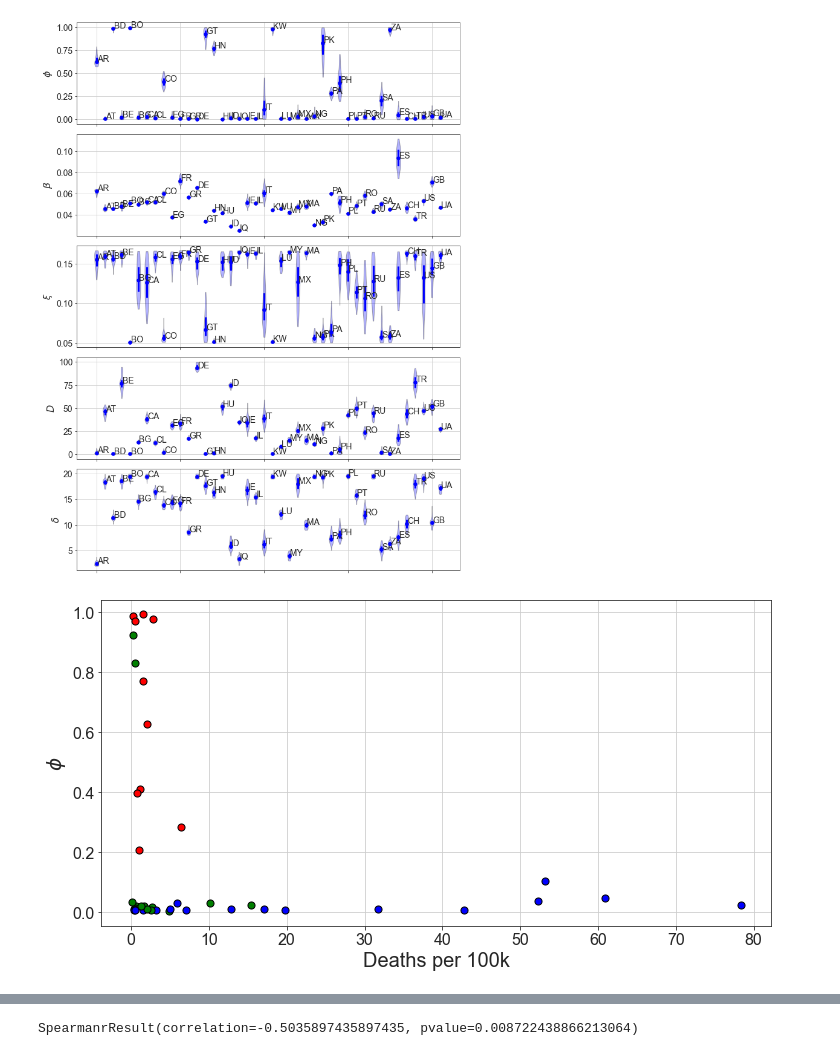
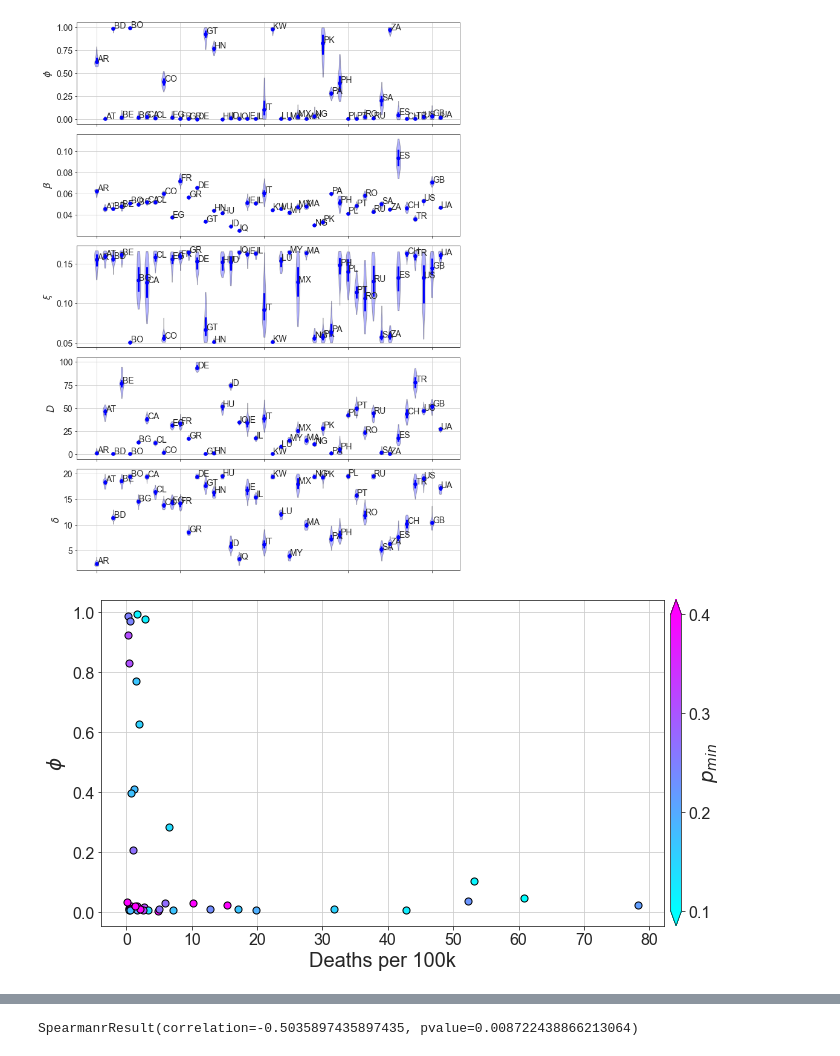
Before and after one commit to PabloValgaRuiz/frontiers23, a Jupyter notebook: notebooks/general_plots.ipynb, the cells around one changed output, grey strips where cells are left out. Cells and saved outputs as stored; diff of their text form; code cells hidden in the pictures.

```diff
--- a/notebooks/general_plots.ipynb
+++ b/notebooks/general_plots.ipynb
@@ -75,7 +75,7 @@ Text(0, 0.5, 'Mobility')
 # %%
 sns.set_style('ticks')
 fig,axes=plt.subplots(len(params),len(params),figsize=(10,10))
-n_values = 1000
+n_values = 100
 variable_symbols = {'beta':r'$\beta$', 'permeability':r'$\phi$', 'IFR':r'$IFR$', 'xi':r'$\xi$', 'init_days':r'$D$', 'delay':r'$\delta$'}
 for i,value1 in enumerate(params):
     for j,value2 in enumerate(params):
@@ -132,7 +132,6 @@ for i,value1 in enumerate(params):
 # %%
 GDPpC = pd.read_csv(data_path + 'GDPPerCapita.csv', index_col='Country_code')
 country_permeabilities = dict()
-n_values = 100
 colormap = mpl.cm.cool
 variable = 'permeability'
 
@@ -180,7 +179,7 @@ for i,Country_code in enumerate(country_list):
         country_values.loc[Country_code] = {'max_dead':sum_dead, 'badness':badness, 'median':values[variable].iloc[:n_values].median(), 'PIBPC':inds[0], 'deathspc':deaths_per_capita}
         country_permeabilities[Country_code] = values.iloc[:100][variable].to_numpy()
     else:
-        alpha = 1
+        alpha = 0.1
 
 
     parts = ax.violinplot(
@@ -223,6 +222,6 @@ cbar.set_label(r'$p_{min}$', fontsize=20, labelpad=-10)
 ax.grid()
 
 
-#fig.savefig('figures/permeability.png', dpi=300, bbox_inches='tight')
+# fig.savefig('figures/permeability_0,4.pdf', dpi=300, bbox_inches='tight')
 sp.spearmanr(country_values['PIBPC'], country_values['median'])
 # %% [output]
@@ -266,7 +268,7 @@ GDPpC = pd.read_csv(data_path + 'GDPPerCapita.csv', index_col='Country_code')
 
 sns.set_style('ticks')
 
-fig,ax = plt.subplots(figsize=(16,6))
+fig,ax = plt.subplots(figsize=(12,6))
 # for i,Country_code in enumerate(['ES', 'IT', 'CO', 'FR', 'US', 'UK']):
 
 pd_mins = pd.Series(index=country_list, dtype=float)
@@ -289,16 +291,16 @@ for i,Country_code in enumerate(country_list):
     sum_dead = dead_obs['dead'].sum()
     badness = (np.abs(diff).sum())/sum_dead
 
-    ax.scatter(i, badness, color='k')
-    ax.text(i, badness + 0.019, s=Country_code, fontsize=14)
+    ax.scatter(i, badness, color='k', s=50)
+    ax.text(i-0.8, badness + 0.015, s=Country_code, fontsize=13)
     ax.set_ylim(0,0.9)
     # ax.set_xlim(0,9)
     pd_mins.loc[Country_code] = mobility['mobility'].min()
 
-ax.tick_params(labelsize=14)
+ax.tick_params(labelsize=16)
 ax.set_xticks([])
 ax.grid(axis='y')
-#ERR = sum(log(y_rep - y_obs))
+ax.set_ylabel(r'$\varepsilon^{min}$', fontsize=20)
 
-#badness = ERR/log(y_obs.max)
+fig.savefig('figures/error.pdf', dpi=300, bbox_inches='tight')
 # %% [output]
@@ -432,14 +432,8 @@ group_3 = ['US','DE']
 group_3 = [country for country in country_list if country not in group_1 + group_2]
 # %%
 GDPpC = pd.read_csv(data_path + 'GDPPerCapita.csv', index_col='Country_code')
-
-n_values = 100
-
-
 country_permeabilities = dict()
-
 colormap = mpl.cm.cool
-
 variable = 'beta'
 
 fig,ax = plt.subplots(figsize=(12,6))
@@ -464,50 +458,51 @@ for i,Country_code in enumerate(country_list):
     inds = [GDPpC['GDP Per Capita'].loc[Country_code]]
     deaths_per_capita = dead_obs['dead'].sum() / country_populations['pop2020'].loc[Country_code]
 
-    if((badness º> 0.4) or (deaths_per_capita < 1e-010)):
+    if((badness > 0.4) or (deaths_per_capita < 1e-010)):
         continue
 
     median_beta = np.percentile(values['beta'].iloc[:n_values], [25, 50, 75], axis=0)
     median_permeability = np.percentile(values['permeability'].iloc[:n_values], 50, axis=0)
 
     mobility_min, mobility_max = 0.1,0.4 # 0.082,0.55
-    # if (mobility['mobility'].min() < mobility_min):
-    #     color = colormap(0)
-    # elif (mobility['mobility'].min() > mobility_max):
-    #     color = colormap(1.01)
+    if (mobility['mobility'].min() < mobility_min):
+        color = colormap(0)
+    elif (mobility['mobility'].min() > mobility_max):
+        color = colormap(1.01)
+    else:
+        color = colormap((mobility['mobility'].min() - mobility_min) / (mobility_max - mobility_min))
+    # if(Country_code in group_1):
+    #     color = 'red'
+    # elif(Country_code in group_2):
+    #     color = 'blue'
     # else:
-    #     color = colormap((mobility['mobility'].min() - mobility_min) / (mobility_max - mobility_min))
-    if(Country_code in group_1):
-        color = 'red'
-    elif(Country_code in group_2):
-        color = 'blue'
-    else:
-        color = 'green'
+    #     color = 'green'
+    # color = 'black'
     ax.scatter(deaths_per_capita, median_permeability, marker='o', color=color, s=50, zorder=3, alpha = 1, edgecolors='black')
 
 
     # ax.text(inds[0]+1000, medians, s=Country_code, fontsize=14, alpha=1)
 
 country_values = country_values[['median', 'PIBPC', 'deathspc']].astype(float).dropna()
 
 # ax.set_ylim(-0.05,1.05)
 # ax.set_xlim(1000,100000)
 
 ax.set_xlabel(r'Deaths per 100k', fontsize=20)
 ax.set_ylabel(r'$\phi$', fontsize=20)
 ax.tick_params(labelsize=16)
 
 ax.set_xticklabels(["{i:.0f}".format(i=i*100000) for i in ax.get_xticks()])
 
 ax.grid()
 
-# norm = plt.Normalize(vmin=0.1,vmax=0.4)
-# cbar = plt.colorbar(mpl.cm.ScalarMappable(norm=norm, cmap=colormap), ax=ax, ticks=[0.1,0.2,0.3,0.4], extend='both', pad=0.01, aspect=30)
-# cbar.ax.set_yticklabels(['0.1','0.2','0.3','0.4'], fontsize=16)
-# cbar.set_label(r'$p_{min}$', fontsize=20, labelpad=-10)
+norm = plt.Normalize(vmin=0.1,vmax=0.4)
+cbar = plt.colorbar(mpl.cm.ScalarMappable(norm=norm, cmap=colormap), ax=ax, ticks=[0.1,0.2,0.3,0.4], extend='both', pad=0.01, aspect=30)
+cbar.ax.set_yticklabels(['0.1','0.2','0.3','0.4'], fontsize=16)
+cbar.set_label(r'$p_{min}$', fontsize=20, labelpad=-10)
 
-# fig.savefig('figures/permeability.pdf', dpi=200, bbox_inches='tight')
+fig.savefig('figures/permeability_deaths.pdf', dpi=200, bbox_inches='tight')
 # %% [output]
-[figure, old version]
+[figure, new version]
 # %%
 GDPpC = pd.read_csv(data_path + 'GDPPerCapita.csv', index_col='Country_code')
```
Also changed, not shown: parts of 10 cells of this notebook, 9 other files.
